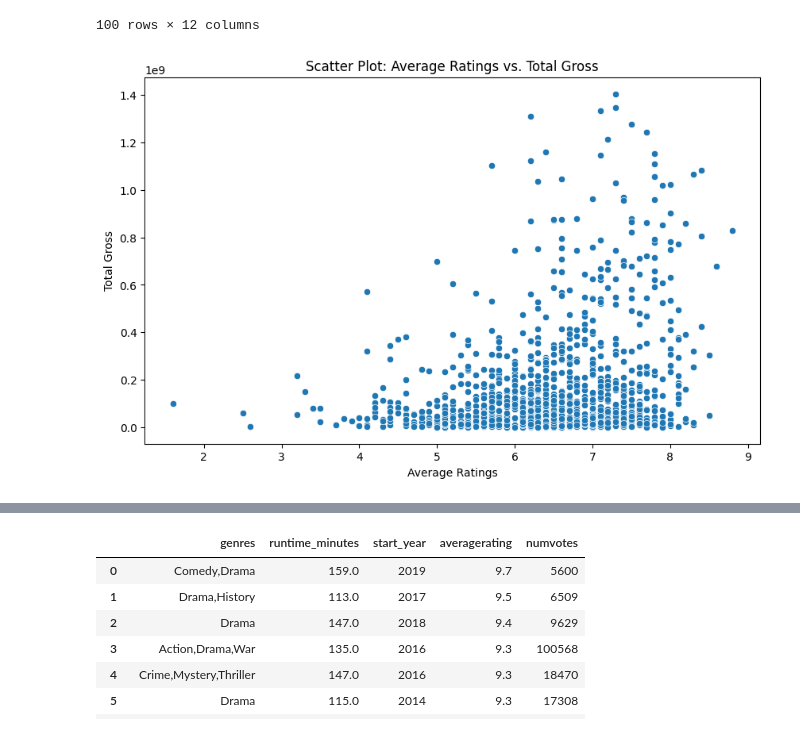
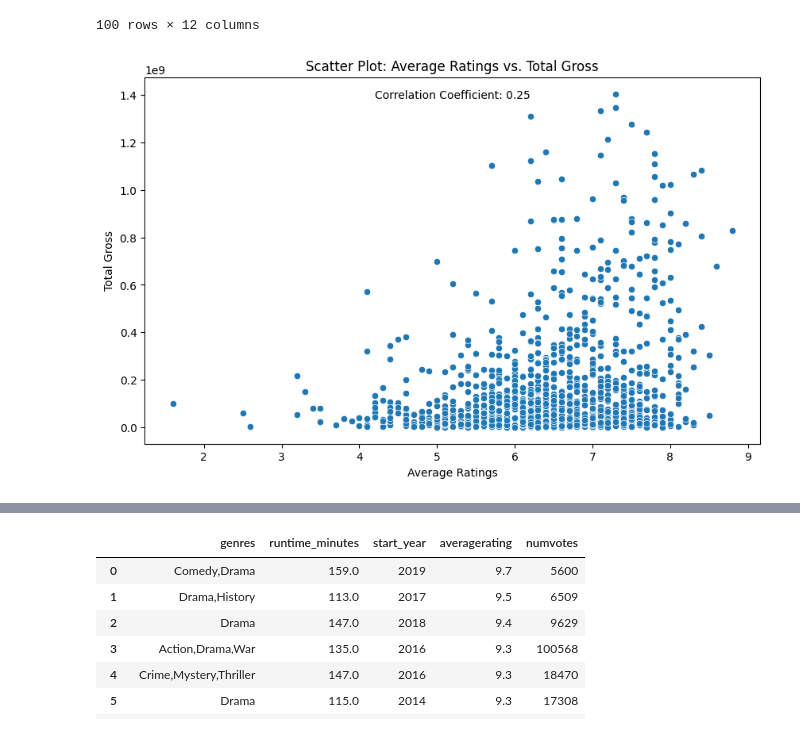
Before and after one commit to phelanthropus/Microsoft-Analysis, a Jupyter notebook: Microsoft Analysis.ipynb, the cells around one changed output, grey strips where cells are left out. Drawn from its saved outputs; the diff is of its cells as text; code cells hidden in the pictures.

```diff
--- a/Microsoft Analysis.ipynb
+++ b/Microsoft Analysis.ipynb
@@ -644,10 +645,15 @@ sv = pd.read_sql(joined_query, engine)
 # %%
 # Draw a scatter plot
 plt.figure(figsize=(10, 6))
 sns.scatterplot(x='averagerating', y='total_gross', data=sv)
 plt.title('Scatter Plot: Average Ratings vs. Total Gross')
 plt.xlabel('Average Ratings')
 plt.ylabel('Total Gross')
+
+# Calculate and display the correlation coefficient
+correlation_coefficient = sv['averagerating'].corr(sv['total_gross'])
+plt.text(0.5, 0.95, f'Correlation Coefficient: {correlation_coefficient:.2f}', horizontalalignment='center', verticalalignment='center', transform=plt.gca().transAxes)
+
 plt.show()
 # %% [output]
-[figure, old version]
+[figure, new version]
```
Also changed, not shown: parts of 7 cells of this notebook.
